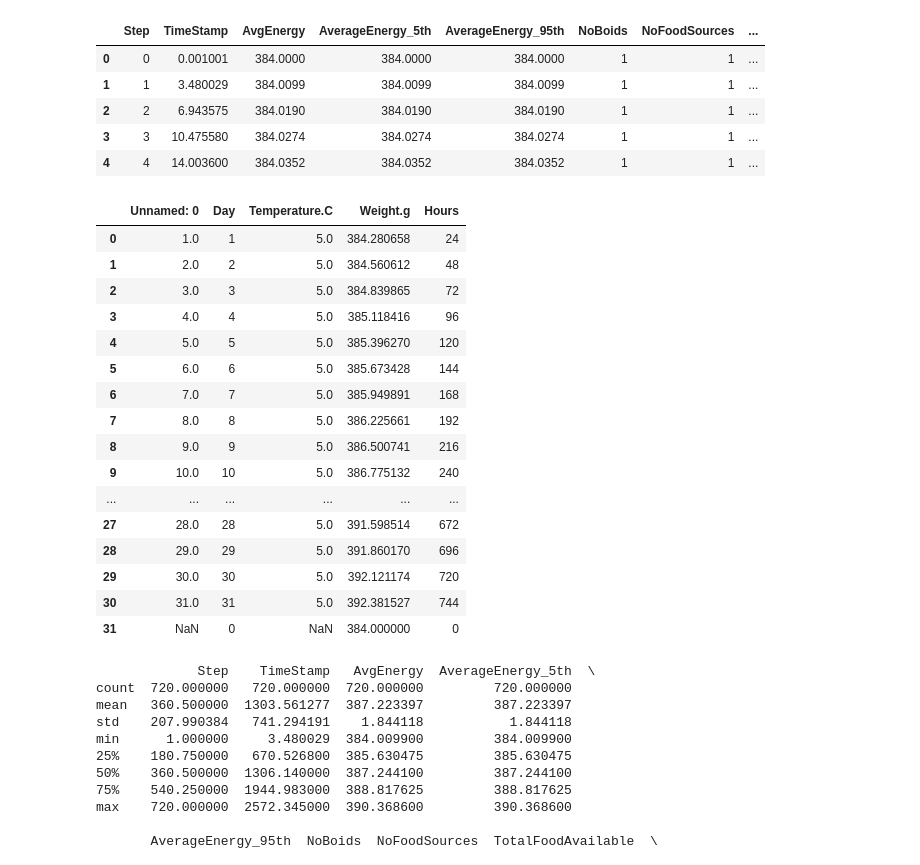
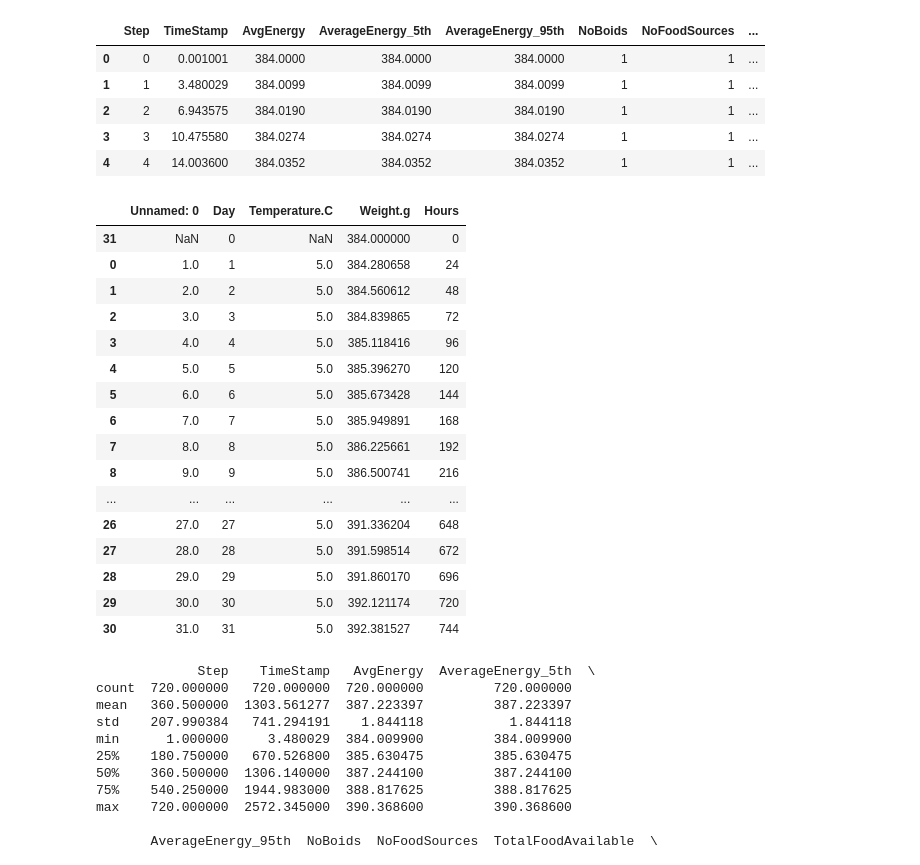
Before and after one commit to Trottero/master-thesis-simulator, a Jupyter notebook: Analytics/experiments/4 - Bioenergetics model/analyze_bioenergetics_5g_foodsources.ipynb, the cells around one changed output. Cells and saved outputs as stored; diff of their text form; code cells hidden in the pictures.

```diff
--- a/Analytics/experiments/4 - Bioenergetics model/analyze_bioenergetics_5g_foodsources.ipynb
+++ b/Analytics/experiments/4 - Bioenergetics model/analyze_bioenergetics_5g_foodsources.ipynb
@@ -24,14 +24,16 @@ results_df.head()
 # %%
 fb4_df = pd.read_csv('fb4/fb4_5g_fed_weight.csv')
 
 fb4_df['Hours'] = fb4_df['Day'] * 24
 
 new_row = {'Day': 0, 'Weight.g': 384, 'Hours': 0}
 fb4_df = fb4_df.append(new_row, ignore_index=True)
+fb4_df = fb4_df.sort_values(by=['Day'])
 
 fb4_df
 # %% [output]
 |  | Unnamed: 0 | Day | Temperature.C | Weight.g | Hours |
+| 31 | NaN | 0 | NaN | 384.000000 | 0 |
 | 0 | 1.0 | 1 | 5.0 | 384.280658 | 24 |
 | 1 | 2.0 | 2 | 5.0 | 384.560612 | 48 |
 | 2 | 3.0 | 3 | 5.0 | 384.839865 | 72 |
@@ -41,13 +43,12 @@ fb4_df
 | 6 | 7.0 | 7 | 5.0 | 385.949891 | 168 |
 | 7 | 8.0 | 8 | 5.0 | 386.225661 | 192 |
 | 8 | 9.0 | 9 | 5.0 | 386.500741 | 216 |
-| 9 | 10.0 | 10 | 5.0 | 386.775132 | 240 |
 | ... | ... | ... | ... | ... | ... |
+| 26 | 27.0 | 27 | 5.0 | 391.336204 | 648 |
 | 27 | 28.0 | 28 | 5.0 | 391.598514 | 672 |
 | 28 | 29.0 | 29 | 5.0 | 391.860170 | 696 |
 | 29 | 30.0 | 30 | 5.0 | 392.121174 | 720 |
 | 30 | 31.0 | 31 | 5.0 | 392.381527 | 744 |
-| 31 | NaN | 0 | NaN | 384.000000 | 0 |
 # %%
 # Configuration:
 
```
Also changed, not shown: parts of 2 cells of this notebook.
